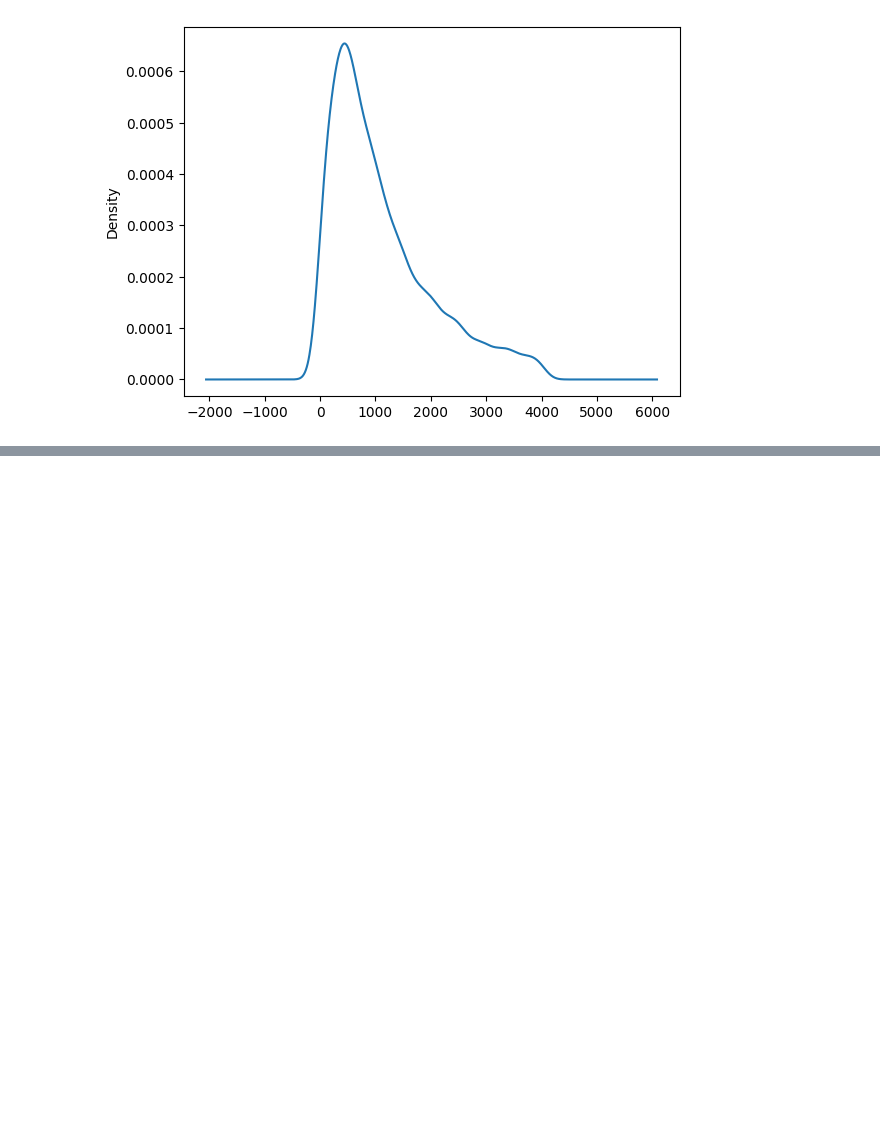
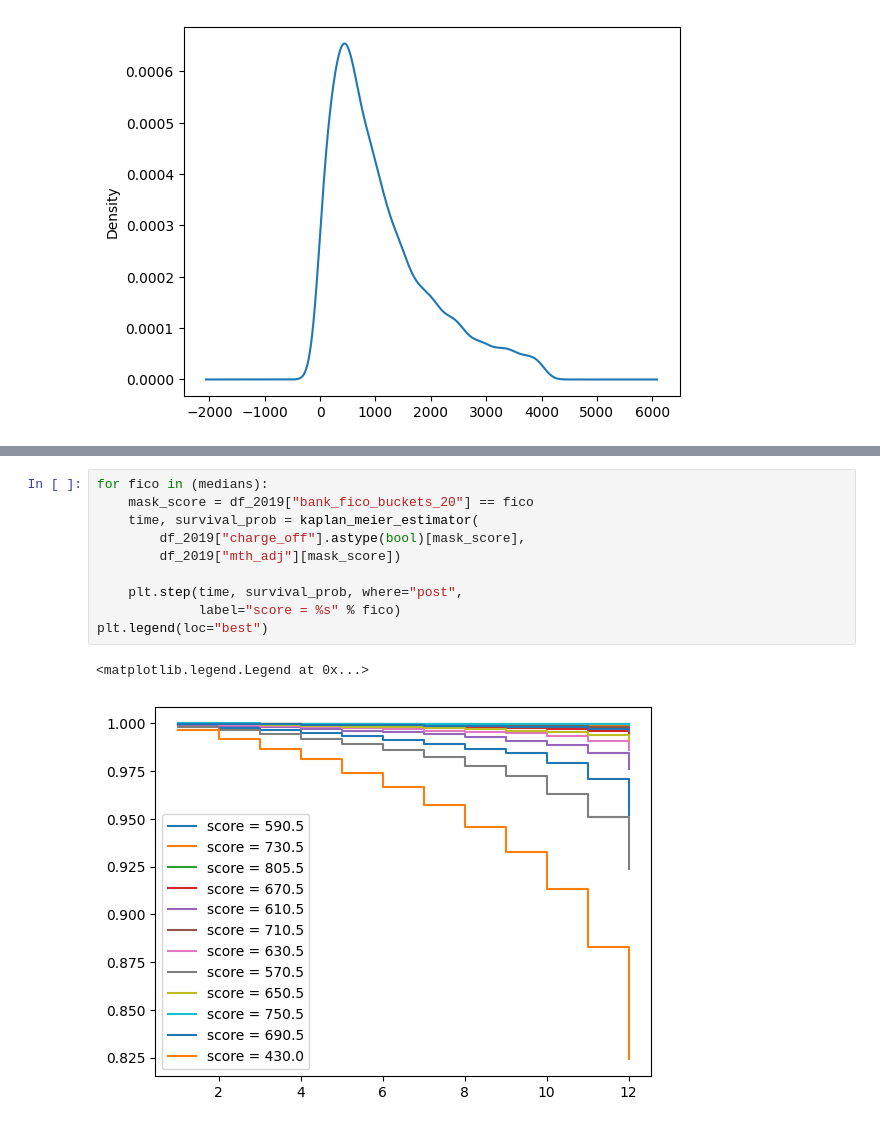
Before and after one commit to yaswant2403/datathon2023, a Jupyter notebook: basic_analysis.ipynb, the cells around one changed output, grey strips where cells are left out. Drawn from its saved outputs; the diff is of its cells as text; blank space fills up the shorter version.

```diff
--- a/basic_analysis.ipynb
+++ b/basic_analysis.ipynb
@@ -109,0 +296,13 @@ valid["principal_amt_chrg_off"].plot.density()
+# %%
+for fico in (medians):
+    mask_score = df_2019["bank_fico_buckets_20"] == fico
+    time, survival_prob = kaplan_meier_estimator(
+        df_2019["charge_off"].astype(bool)[mask_score],
+        df_2019["mth_adj"][mask_score])
+
+    plt.step(time, survival_prob, where="post",
+             label="score = %s" % fico)
+plt.legend(loc="best")
+# %% [output]
+<matplotlib.legend.Legend at 0x...>
+[figure, added]
```
Also changed, not shown: parts of 16 cells of this notebook.
